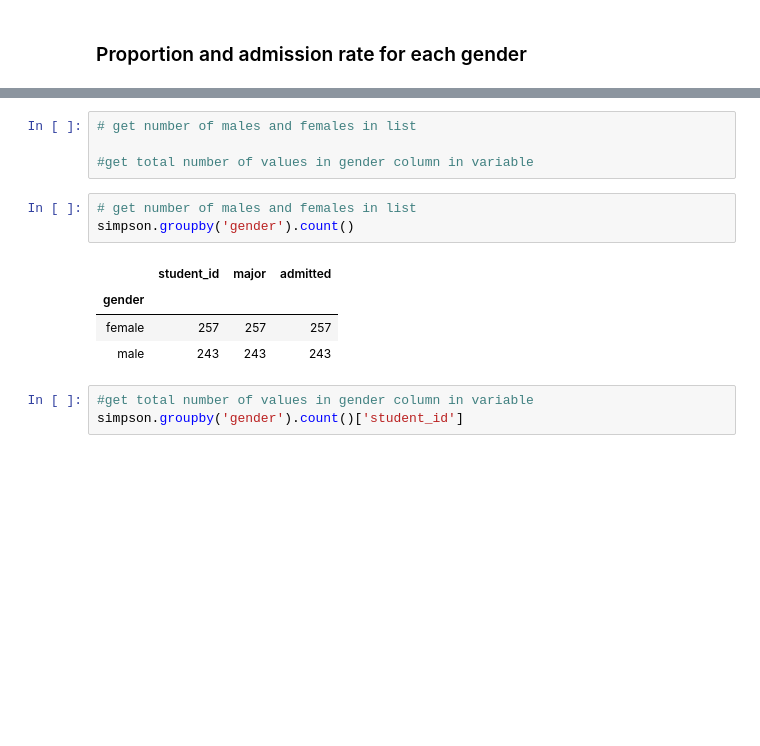
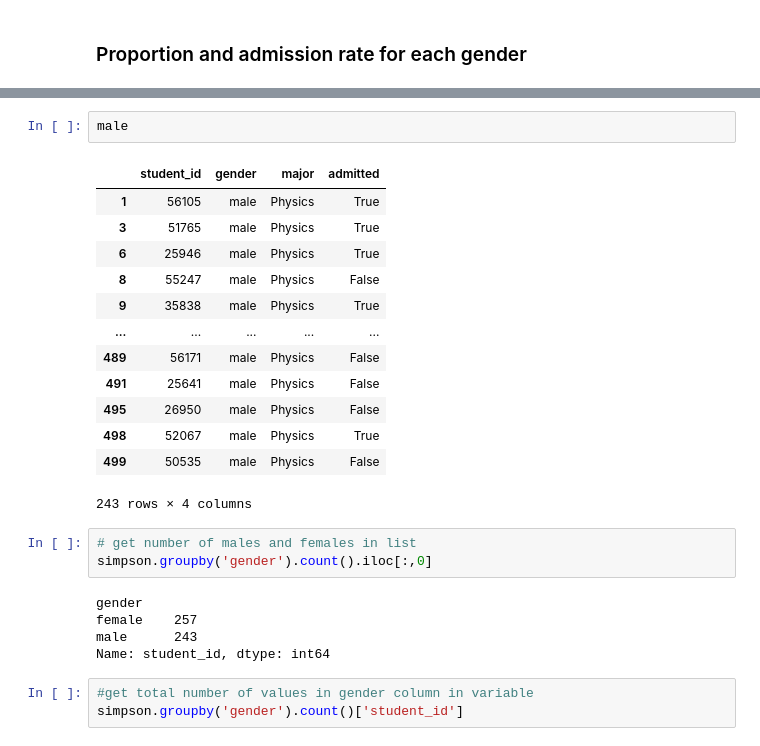
Before and after one commit to PilarDenia/activity_bootcamp_jun2020, a Jupyter notebook: 1_Data_Analysis/semana_8/dia_2/Simpsons_paradox.ipynb, the cells around one changed output, grey strips where cells are left out. Cells and saved outputs as stored; diff of their text form; blank space fills up the shorter version.

```diff
--- a/1_Data_Analysis/semana_8/dia_2/Simpsons_paradox.ipynb
+++ b/1_Data_Analysis/semana_8/dia_2/Simpsons_paradox.ipynb
@@ -53,15 +74,27 @@ memory usage: 12.3+ KB
+# %%
+male
+# %% [output]
+|  | student_id | gender | major | admitted |
+| 1 | 56105 | male | Physics | True |
+| 3 | 51765 | male | Physics | True |
+| 6 | 25946 | male | Physics | True |
+| 8 | 55247 | male | Physics | False |
+| 9 | 35838 | male | Physics | True |
+| ... | ... | ... | ... | ... |
+| 489 | 56171 | male | Physics | False |
+| 491 | 25641 | male | Physics | False |
+| 495 | 26950 | male | Physics | False |
+| 498 | 52067 | male | Physics | True |
+| 499 | 50535 | male | Physics | False |
+243 rows × 4 columns
 # %%
 # get number of males and females in list
-
-#get total number of values in gender column in variable
+simpson.groupby('gender').count().iloc[:,0]
+# %% [output]
+gender
+female    257
+male      243
+Name: student_id, dtype: int64
-# %%
-# get number of males and females in list
-simpson.groupby('gender').count()
-# %% [output]
-|  | student_id | major | admitted |
-| gender |  |  |  |
-| female | 257 | 257 | 257 |
-| male | 243 | 243 | 243 |
 # %%
 #get total number of values in gender column in variable
 simpson.groupby('gender').count()['student_id']
```
Also changed, not shown: parts of 32 cells of this notebook, 26 other files.
